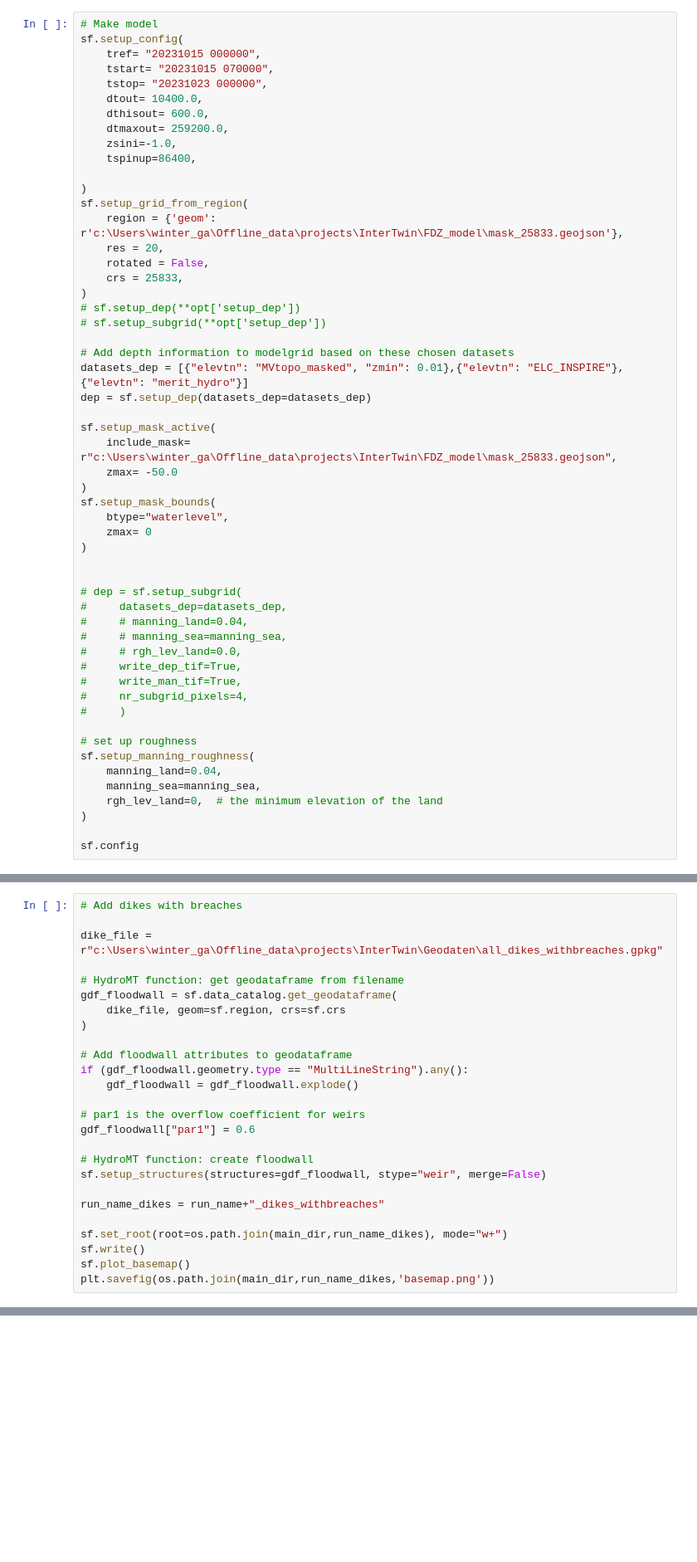
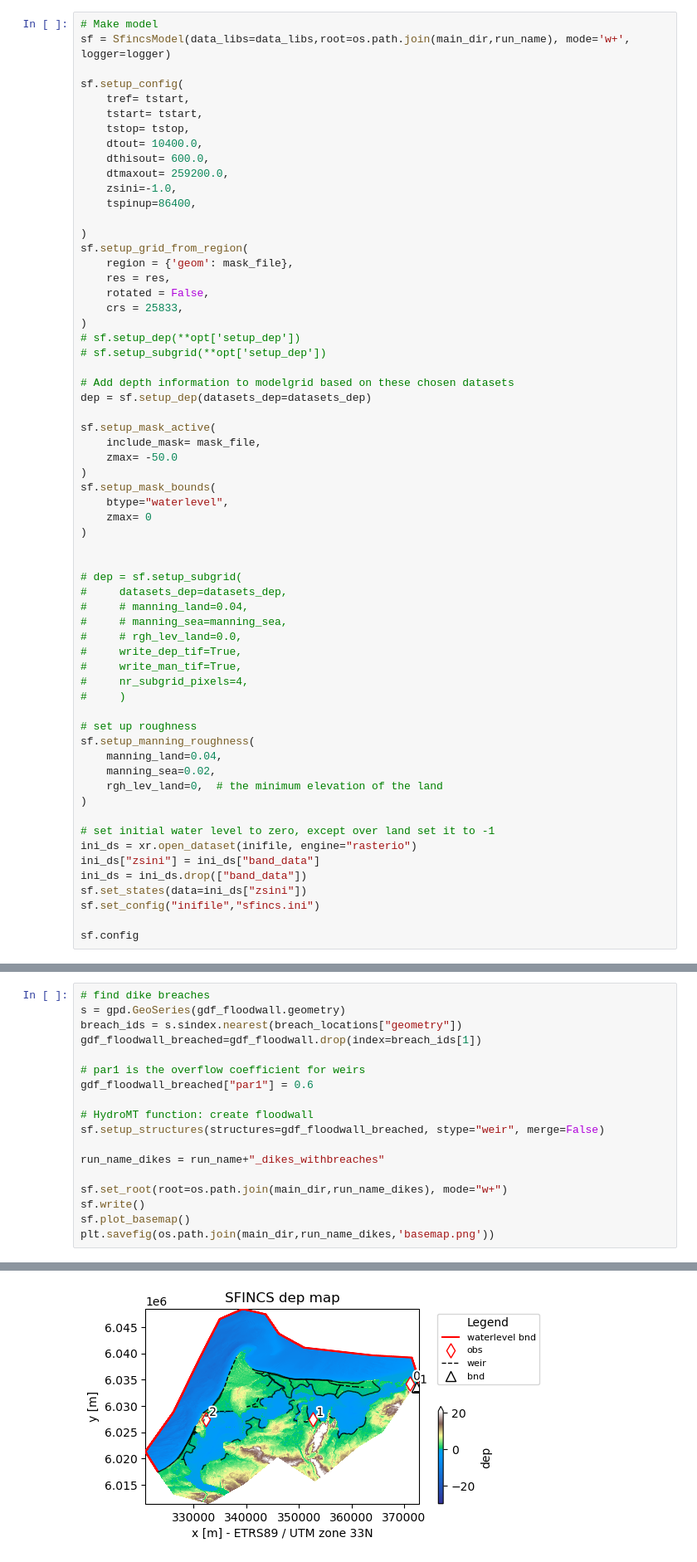
Before and after one commit to interTwin-eu/DT-flood, a Jupyter notebook: SFINCS_GFM/make_model_meas_wl.ipynb, the cells around one changed output, grey strips where cells are left out. Shown: that part at 83% size. Drawn from its saved outputs; the diff is of its cells as text; blank space fills up the shorter version.

Commit message:
added comments and automatic adjustment of breaches in dikes

```diff
--- a/SFINCS_GFM/make_model_meas_wl.ipynb
+++ b/SFINCS_GFM/make_model_meas_wl.ipynb
@@ -26,9 +110,11 @@ sf.config
 # %%
 # Make model
+sf = SfincsModel(data_libs=data_libs,root=os.path.join(main_dir,run_name), mode='w+', logger=logger)
+
 sf.setup_config(
-    tref= "20231015 000000",
-    tstart= "20231015 070000",
-    tstop= "20231023 000000",
+    tref= tstart,
+    tstart= tstart,
+    tstop= tstop,
     dtout= 10400.0,
     dthisout= 600.0,
     dtmaxout= 259200.0,
@@ -37,8 +123,8 @@ sf.setup_config(
 
 )
 sf.setup_grid_from_region(
-    region = {'geom': r'c:\Users\winter_ga\Offline_data\projects\InterTwin\FDZ_model\mask_25833.geojson'},
-    res = 20,
+    region = {'geom': mask_file},
+    res = res,
     rotated = False,
     crs = 25833,
 )
@@ -46,11 +132,10 @@ sf.setup_grid_from_region(
 # sf.setup_subgrid(**opt['setup_dep'])
 
 # Add depth information to modelgrid based on these chosen datasets
-datasets_dep = [{"elevtn": "MVtopo_masked", "zmin": 0.01},{"elevtn": "ELC_INSPIRE"},{"elevtn": "merit_hydro"}]
 dep = sf.setup_dep(datasets_dep=datasets_dep)
 
 sf.setup_mask_active(
-    include_mask= r"c:\Users\winter_ga\Offline_data\projects\InterTwin\FDZ_model\mask_25833.geojson",
+    include_mask= mask_file,
     zmax= -50.0
 )
 sf.setup_mask_bounds(
@@ -72,8 +157,15 @@ sf.setup_mask_bounds(
 # set up roughness
 sf.setup_manning_roughness(
     manning_land=0.04,
-    manning_sea=manning_sea,
+    manning_sea=0.02,
     rgh_lev_land=0,  # the minimum elevation of the land
 )
 
+# set initial water level to zero, except over land set it to -1
+ini_ds = xr.open_dataset(inifile, engine="rasterio")
+ini_ds["zsini"] = ini_ds["band_data"]
+ini_ds = ini_ds.drop(["band_data"])
+sf.set_states(data=ini_ds["zsini"])
+sf.set_config("inifile","sfincs.ini")
+
 sf.config
@@ -170,22 +323,14 @@ plt.savefig(os.path.join(main_dir,run_name_dikes,'basemap.png'))
 # %%
-# Add dikes with breaches
-
-dike_file = r"c:\Users\winter_ga\Offline_data\projects\InterTwin\Geodaten\all_dikes_withbreaches.gpkg"
-
-# HydroMT function: get geodataframe from filename
-gdf_floodwall = sf.data_catalog.get_geodataframe(
-    dike_file, geom=sf.region, crs=sf.crs
-)
-
-# Add floodwall attributes to geodataframe
-if (gdf_floodwall.geometry.type == "MultiLineString").any():
-    gdf_floodwall = gdf_floodwall.explode()
+# find dike breaches
+s = gpd.GeoSeries(gdf_floodwall.geometry)
+breach_ids = s.sindex.nearest(breach_locations["geometry"])
+gdf_floodwall_breached=gdf_floodwall.drop(index=breach_ids[1])
 
 # par1 is the overflow coefficient for weirs
-gdf_floodwall["par1"] = 0.6
+gdf_floodwall_breached["par1"] = 0.6
 
 # HydroMT function: create floodwall
-sf.setup_structures(structures=gdf_floodwall, stype="weir", merge=False)
+sf.setup_structures(structures=gdf_floodwall_breached, stype="weir", merge=False)
 
 run_name_dikes = run_name+"_dikes_withbreaches"
 
@@ -193,3 +338,4 @@ sf.set_root(root=os.path.join(main_dir,run_name_dikes), mode="w+")
 sf.write()
 sf.plot_basemap()
 plt.savefig(os.path.join(main_dir,run_name_dikes,'basemap.png'))
+# %% [output]
@@ -195,0 +352 @@ plt.savefig(os.path.join(main_dir,run_name_dikes,'basemap.png'))
+[figure, added]
```
Also changed, not shown: parts of 20 cells of this notebook.
